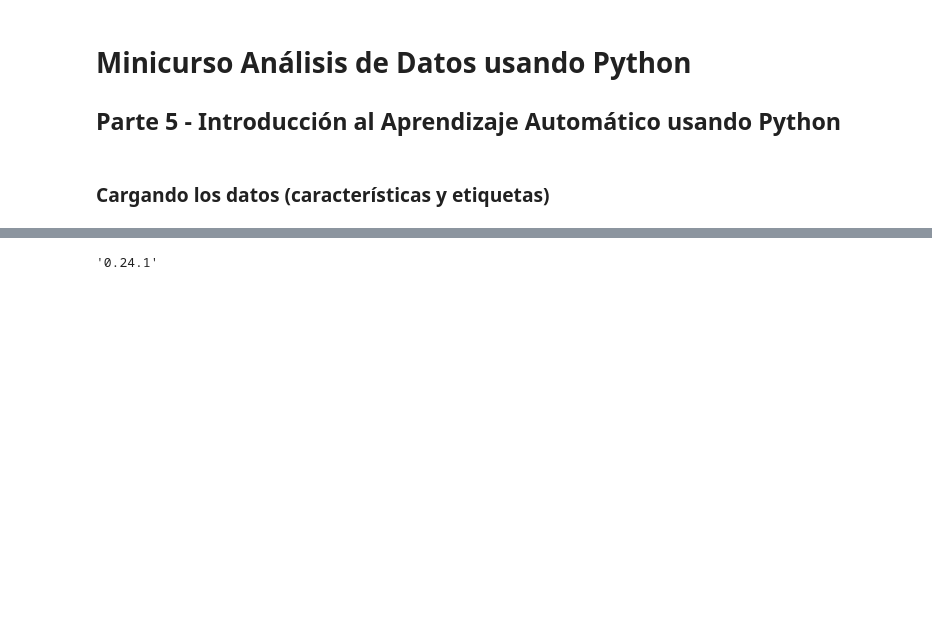
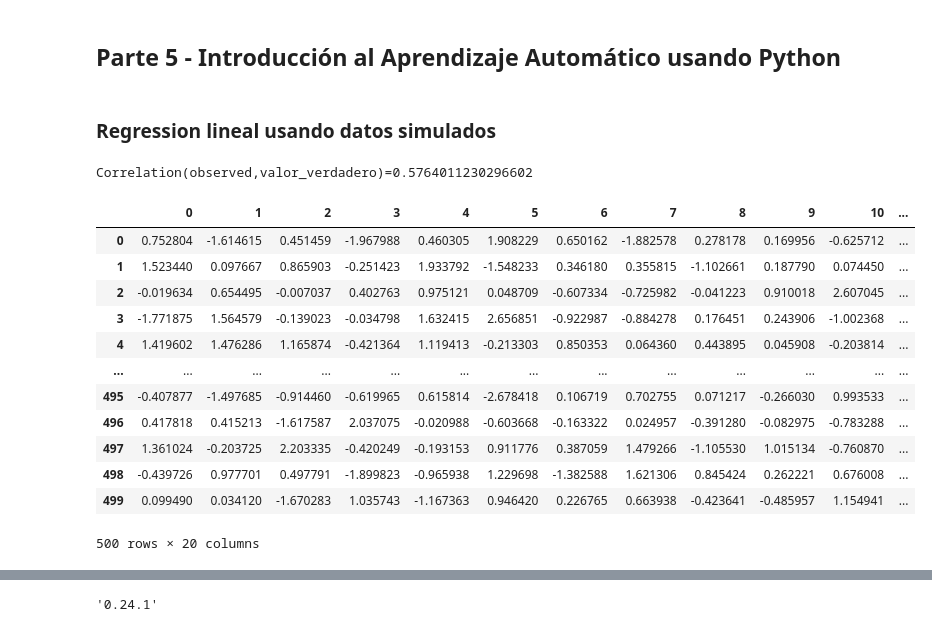
Before and after one commit to MarcooLopez/Python-basics, a Jupyter notebook: minicurso-analisis_de_datos-05-aprendizaje_automatico.ipynb, the cells around one changed output, grey strips where cells are left out. Drawn from its saved outputs; the diff is of its cells as text; code cells hidden in the pictures; blank space fills up the shorter version.

```diff
--- a/minicurso-analisis_de_datos-05-aprendizaje_automatico.ipynb
+++ b/minicurso-analisis_de_datos-05-aprendizaje_automatico.ipynb
@@ -1,3 +3,2 @@
 # %% [markdown]
-# Minicurso Análisis de Datos usando Python
 ## Parte 5 - Introducción al Aprendizaje Automático usando Python
@@ -6,2 +4,0 @@ import numpy as np
-# %% [markdown]
-### Cargando los datos (características y etiquetas)
@@ -11,0 +5,43 @@ y = np.load('y.npy')
+# %% [markdown]
+### Regression lineal usando datos simulados
+# %%
+# Simula datos
+import math
+import numpy as np
+import pandas as pd
+import random
+from sklearn.preprocessing import StandardScaler
+from statistics import stdev
+
+scaler = StandardScaler()
+
+n=500
+p=20
+rho=0.6
+X=np.random.normal(0,1,(n,p))  # matriz de predictores
+X = scaler.fit_transform(X)
+b=np.random.normal(0,1,p)  # coeficicientes
+eta=X.dot(b)
+eta=(eta-np.mean(eta))/stdev(eta)   # Valor verdadero
+
+error=np.random.normal(0,1,n)  # Error aleatorio
+error=(error-np.mean(error))/stdev(error)
+
+y=rho*eta+math.sqrt(1-rho**2)*error  # respuesta
+print("Correlation(observed,valor_verdadero)="+str(pearsonr(y,eta)[0]))
+pd.DataFrame(X)
+# %% [output]
+Correlation(observed,valor_verdadero)=0.5764011230296602
+|  | 0 | 1 | 2 | 3 | 4 | 5 | 6 | 7 | 8 | 9 | 10 | ... |
+| 0 | 0.752804 | -1.614615 | 0.451459 | -1.967988 | 0.460305 | 1.908229 | 0.650162 | -1.882578 | 0.278178 | 0.169956 | -0.625712 | ... |
+| 1 | 1.523440 | 0.097667 | 0.865903 | -0.251423 | 1.933792 | -1.548233 | 0.346180 | 0.355815 | -1.102661 | 0.187790 | 0.074450 | ... |
+| 2 | -0.019634 | 0.654495 | -0.007037 | 0.402763 | 0.975121 | 0.048709 | -0.607334 | -0.725982 | -0.041223 | 0.910018 | 2.607045 | ... |
+| 3 | -1.771875 | 1.564579 | -0.139023 | -0.034798 | 1.632415 | 2.656851 | -0.922987 | -0.884278 | 0.176451 | 0.243906 | -1.002368 | ... |
+| 4 | 1.419602 | 1.476286 | 1.165874 | -0.421364 | 1.119413 | -0.213303 | 0.850353 | 0.064360 | 0.443895 | 0.045908 | -0.203814 | ... |
+| ... | ... | ... | ... | ... | ... | ... | ... | ... | ... | ... | ... | ... |
+| 495 | -0.407877 | -1.497685 | -0.914460 | -0.619965 | 0.615814 | -2.678418 | 0.106719 | 0.702755 | 0.071217 | -0.266030 | 0.993533 | ... |
+| 496 | 0.417818 | 0.415213 | -1.617587 | 2.037075 | -0.020988 | -0.603668 | -0.163322 | 0.024957 | -0.391280 | -0.082975 | -0.783288 | ... |
+| 497 | 1.361024 | -0.203725 | 2.203335 | -0.420249 | -0.193153 | 0.911776 | 0.387059 | 1.479266 | -1.105530 | 1.015134 | -0.760870 | ... |
+| 498 | -0.439726 | 0.977701 | 0.497791 | -1.899823 | -0.965938 | 1.229698 | -1.382588 | 1.621306 | 0.845424 | 0.262221 | 0.676008 | ... |
+| 499 | 0.099490 | 0.034120 | -1.670283 | 1.035743 | -1.167363 | 0.946420 | 0.226765 | 0.663938 | -0.423641 | -0.485957 | 1.154941 | ... |
+500 rows × 20 columns
```
Also changed, not shown: parts of 26 cells of this notebook, 2 other files.
